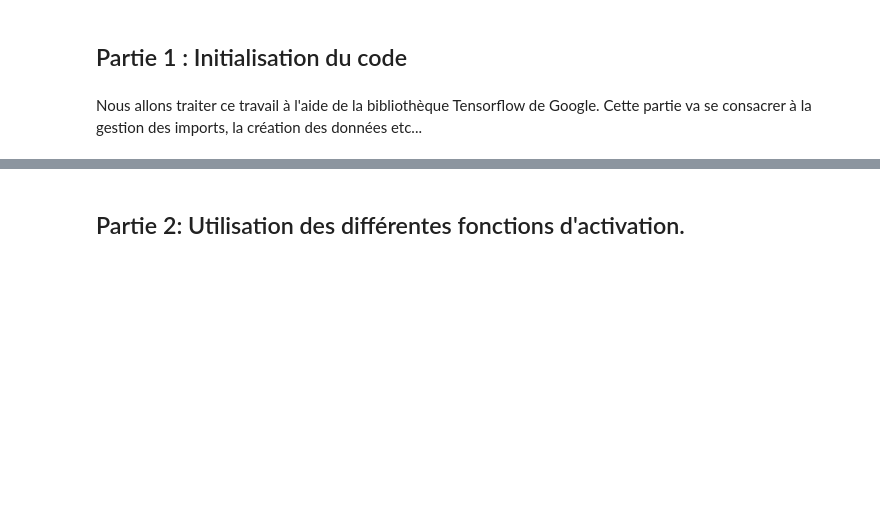
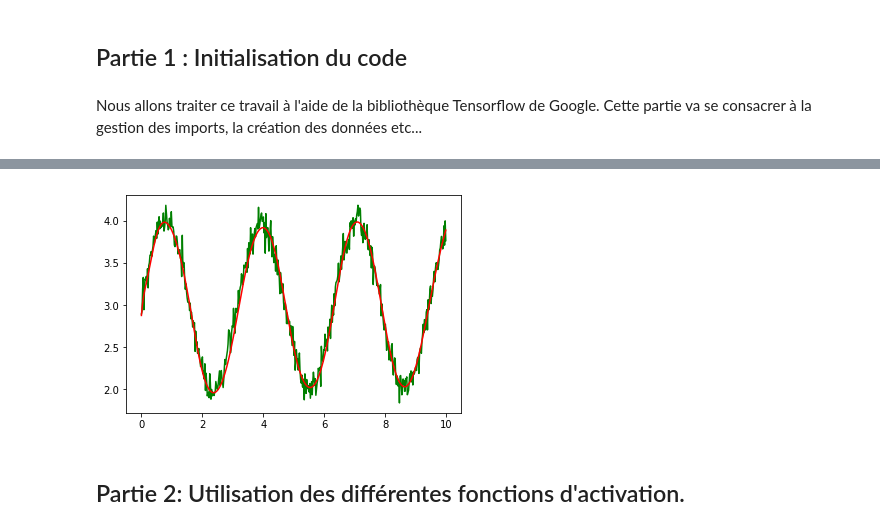
Before and after one commit to ArnaudDeleruyelle/Deep-Learning, a Jupyter notebook: 16-10-18-Jupyter/DeepLearning.ipynb, the cells around one changed output, grey strips where cells are left out. Drawn from its saved outputs; the diff is of its cells as text; code cells hidden in the pictures; blank space fills up the shorter version.

```diff
--- a/16-10-18-Jupyter/DeepLearning.ipynb
+++ b/16-10-18-Jupyter/DeepLearning.ipynb
@@ -12,0 +60,6 @@ Cette partie va se consacrer à la gestion des imports, la création des donnée
+# %%
+def Predict(x_vals,session):
+    x_batch = np.hstack([x_vals.reshape((-1,1))])
+    feed_dict = {x: x_batch}
+    yh_vals = session.run((y_pred), feed_dict=feed_dict)
+    return yh_vals
@@ -12,0 +68,29 @@ Cette partie va se consacrer à la gestion des imports, la création des donnée
+# %%
+# first layer
+A1 = tf.Variable(np.random.rand(1,8), dtype=tf.float64)
+b1 = tf.Variable(np.random.rand(8), dtype=tf.float64)
+l1_out = tf.tanh(tf.matmul(x, A1) + b1)
+
+# second layer
+A2 = tf.Variable(np.random.rand(8,8), dtype=tf.float64)
+b2 = tf.Variable(np.random.rand(8), dtype=tf.float64)
+l2_out = tf.tanh(tf.matmul(l1_out, A2) + b2)
+
+# third layer
+A3 = tf.Variable(np.random.rand(8,1), dtype=tf.float64)
+b3 = tf.Variable(np.random.rand(1), dtype=tf.float64)
+l3_out = tf.matmul(l2_out, A3) + b3
+
+# output layer
+y_pred = l3_out
+
+# loss function
+loglikelihoods = tf.square(y_pred - y)
+avg_llh = tf.reduce_mean(loglikelihoods)
+
+# optimizer
+opt = tf.train.AdamOptimizer(learning_rate=0.01)
+model = opt.minimize(avg_llh)
+# %%
+# fit the model
+modelFit = Fit(x_vals,y_vals,model)
@@ -13,3 +115,12 @@ Cette partie va se consacrer à la gestion des imports, la création des donnée
+# %%
+# predict
+modelPredict = Predict(x_vals,modelFit)
+
+plt.plot(x_vals,y_vals, 'green')
+plt.plot(x_vals,modelPredict, 'red')
+plt.show()
+# %% [output]
+[figure, added]
 # %% [markdown]
 ## Partie 2: Utilisation des différentes fonctions d'activation.
 # %% [markdown]
```
Also changed, not shown: parts of 11 cells of this notebook.
